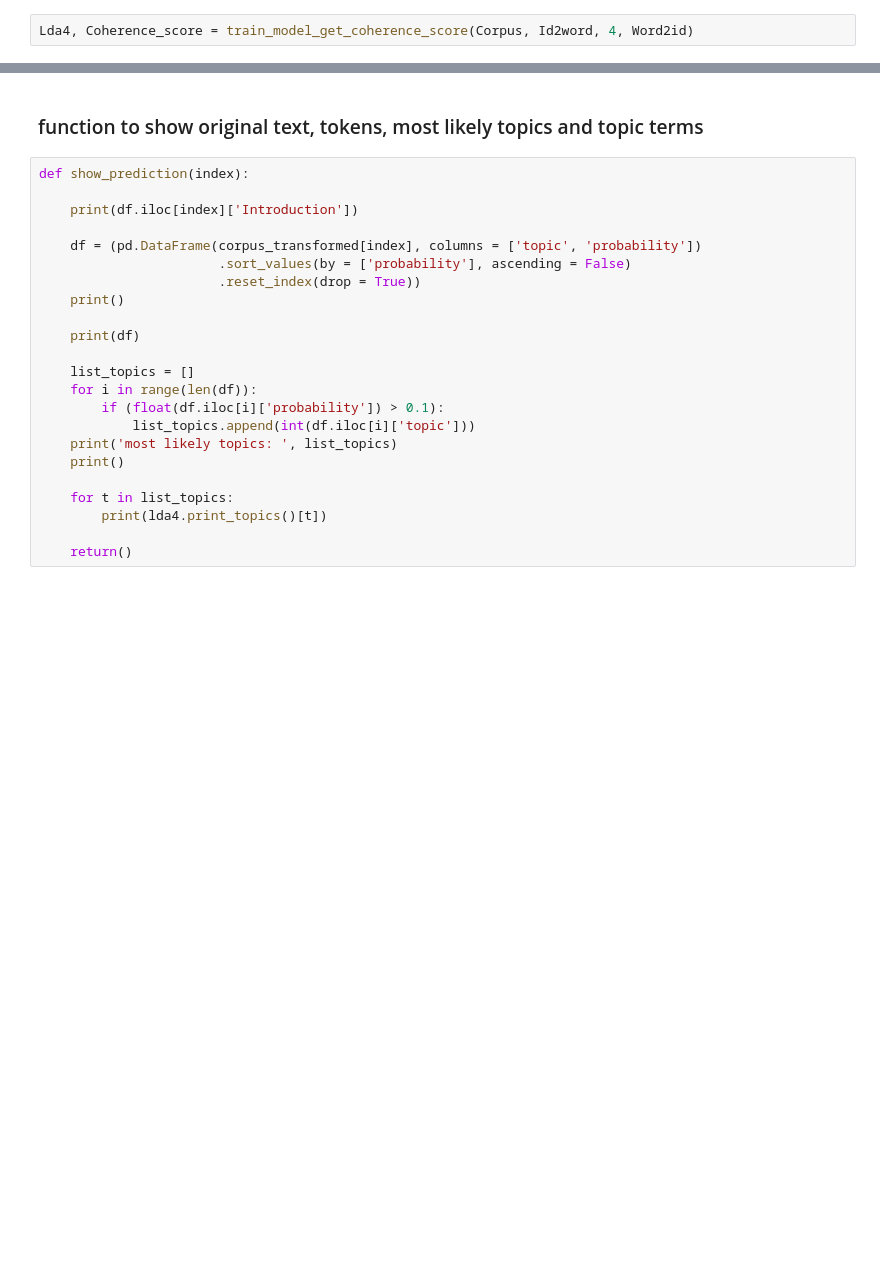
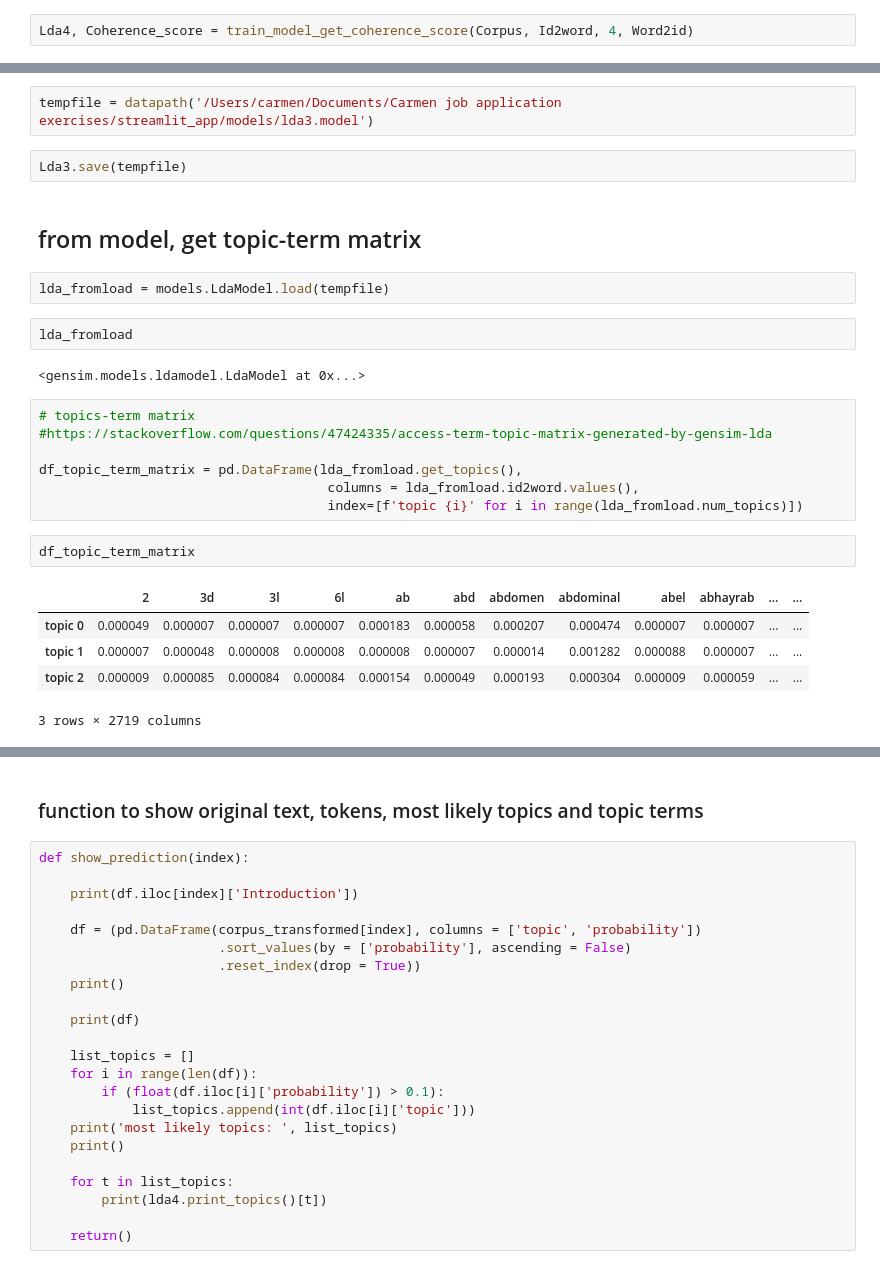
Before and after one commit to chanccm/streamlit-nlp, a Jupyter notebook: notebooks/create_topic_distribution_model_drug_information.ipynb, the cells around one changed output, grey strips where cells are left out. Cells and saved outputs as stored; diff of their text form; blank space fills up the shorter version.

```diff
--- a/notebooks/create_topic_distribution_model_drug_information.ipynb
+++ b/notebooks/create_topic_distribution_model_drug_information.ipynb
@@ -262,0 +262,27 @@ corpus_transformed = lda4[corpus]
+# %%
+tempfile = datapath('/Users/carmen/Documents/Carmen job application exercises/streamlit_app/models/lda3.model')
+# %%
+Lda3.save(tempfile)
+# %% [markdown]
+## from model, get topic-term matrix
+# %%
+lda_fromload = models.LdaModel.load(tempfile)
+# %%
+lda_fromload
+# %% [output]
+<gensim.models.ldamodel.LdaModel at 0x...>
+# %%
+# topics-term matrix
+#https://stackoverflow.com/questions/47424335/access-term-topic-matrix-generated-by-gensim-lda
+
+df_topic_term_matrix = pd.DataFrame(lda_fromload.get_topics(),
+                                     columns = lda_fromload.id2word.values(),
+                                     index=[f'topic {i}' for i in range(lda_fromload.num_topics)])
+# %%
+df_topic_term_matrix
+# %% [output]
+|  | 2 | 3d | 3l | 6l | ab | abd | abdomen | abdominal | abel | abhayrab | ... | ... |
+| topic 0 | 0.000049 | 0.000007 | 0.000007 | 0.000007 | 0.000183 | 0.000058 | 0.000207 | 0.000474 | 0.000007 | 0.000007 | ... | ... |
+| topic 1 | 0.000007 | 0.000048 | 0.000008 | 0.000008 | 0.000008 | 0.000007 | 0.000014 | 0.001282 | 0.000088 | 0.000007 | ... | ... |
+| topic 2 | 0.000009 | 0.000085 | 0.000084 | 0.000084 | 0.000154 | 0.000049 | 0.000193 | 0.000304 | 0.000009 | 0.000059 | ... | ... |
+3 rows × 2719 columns
```
Also changed, not shown: parts of 21 cells of this notebook, 11 other files.
